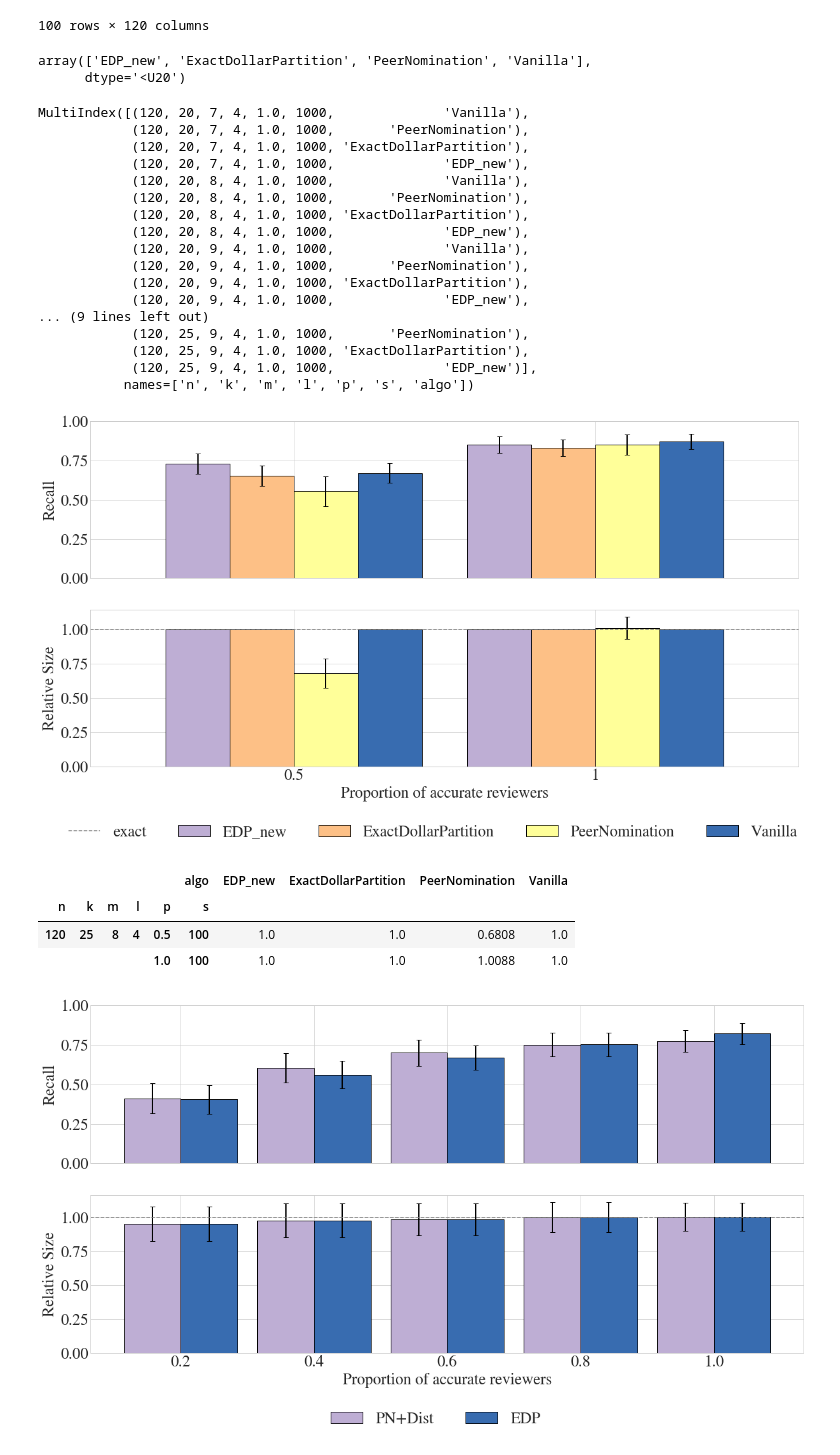
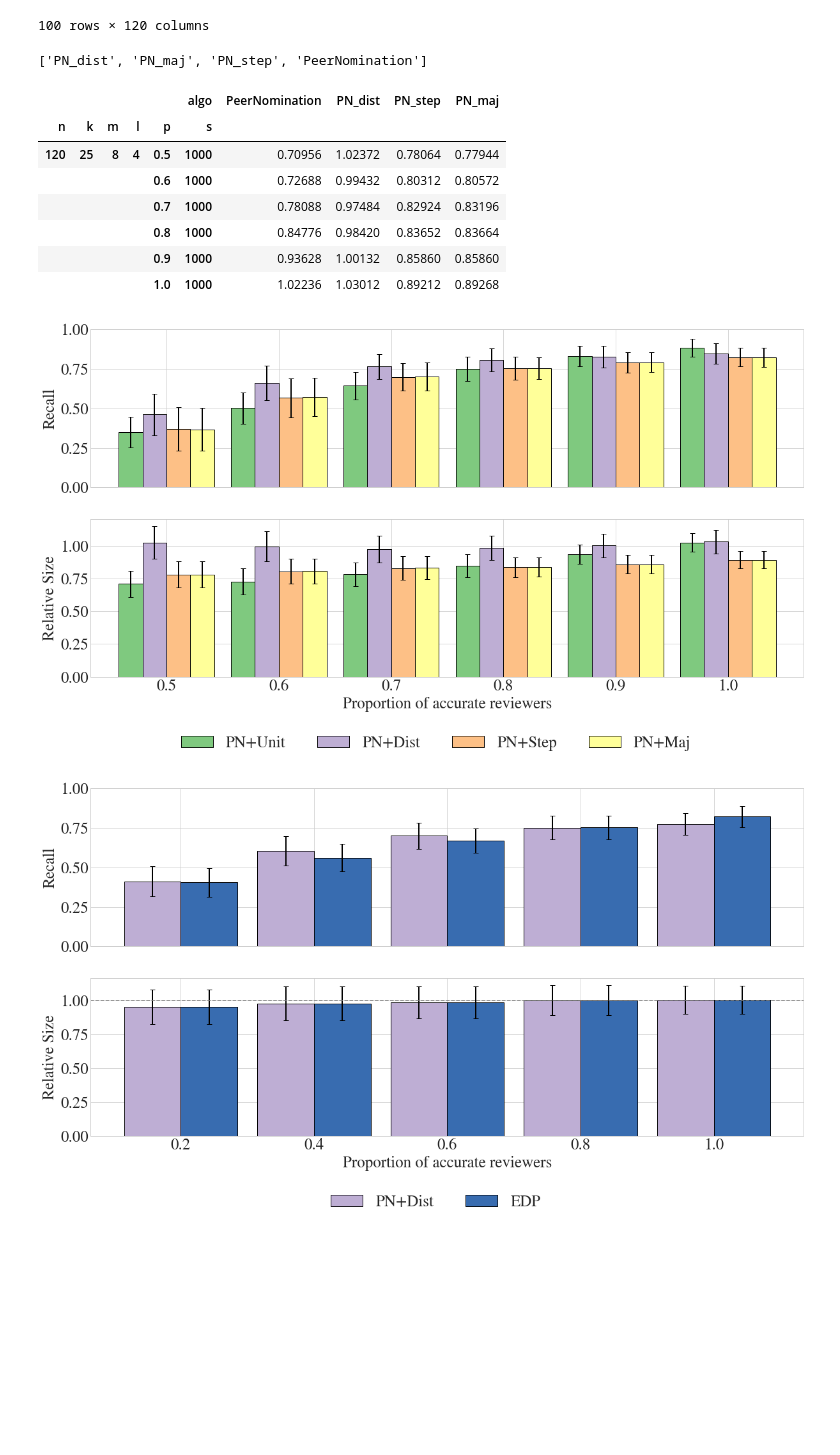
Before and after one commit to szhydkov/PeerNomination, a Jupyter notebook: peerselect/notebooks/stas_testing.ipynb, the cells around one changed output. Drawn from its saved outputs; the diff is of its cells as text; code cells hidden in the pictures; blank space fills up the shorter version.

```diff
--- a/peerselect/notebooks/stas_testing.ipynb
+++ b/peerselect/notebooks/stas_testing.ipynb
@@ -343,15 +344,10 @@ df_dist_adv
 | 99 | 0 | 0 | 1 | 0 | 0 | 0 | ... |
 100 rows × 120 columns
 # %%
-df = pd.read_pickle("../experiments/borda_results.pkl")
-df_sizes = pd.read_pickle("../experiments/borda_sizes.pkl")
-# xlabels = [x/10 for x in range(2, 11, 2)]
-xlabels = [0.5, 1]
+df = pd.read_pickle("../experiments/sp_asgn_results.pkl")
+df_sizes = pd.read_pickle("../experiments/sp_asgn_sizes.pkl")
+xlabels = [x/10 for x in range(5, 11)]
+# xlabels = [0.5, 1]
-# %%
-np.unique([x[-1] for x in df.columns])
-# %% [output]
-array(['EDP_new', 'ExactDollarPartition', 'PeerNomination', 'Vanilla'],
-      dtype='<U20')
 # %%
 df_filtered = df[
     [x for x in df.columns if x[4] in xlabels]
@@ -359,26 +355,10 @@ df_filtered = df[
 df_sizes = df_sizes[
     [x for x in df_sizes.columns if x[4] in xlabels]
 ]
-# %%
-df_filtered.columns
-# %% [output]
-MultiIndex([(120, 20, 7, 4, 1.0, 1000,              'Vanilla'),
-            (120, 20, 7, 4, 1.0, 1000,       'PeerNomination'),
-            (120, 20, 7, 4, 1.0, 1000, 'ExactDollarPartition'),
-            (120, 20, 7, 4, 1.0, 1000,              'EDP_new'),
-            (120, 20, 8, 4, 1.0, 1000,              'Vanilla'),
-            (120, 20, 8, 4, 1.0, 1000,       'PeerNomination'),
-            (120, 20, 8, 4, 1.0, 1000, 'ExactDollarPartition'),
-            (120, 20, 8, 4, 1.0, 1000,              'EDP_new'),
-            (120, 20, 9, 4, 1.0, 1000,              'Vanilla'),
-            (120, 20, 9, 4, 1.0, 1000,       'PeerNomination'),
-            (120, 20, 9, 4, 1.0, 1000, 'ExactDollarPartition'),
-            (120, 20, 9, 4, 1.0, 1000,              'EDP_new'),
-... (9 lines left out)
-            (120, 25, 9, 4, 1.0, 1000,       'PeerNomination'),
-            (120, 25, 9, 4, 1.0, 1000, 'ExactDollarPartition'),
-            (120, 25, 9, 4, 1.0, 1000,              'EDP_new')],
-           names=['n', 'k', 'm', 'l', 'p', 's', 'algo'])
+# %%
+list(np.unique([x[-1] for x in df.columns]))
+# %% [output]
+['PN_dist', 'PN_maj', 'PN_step', 'PeerNomination']
 # %%
 #
 # Takes a slice of the array and generates the graphs etc.
@@ -389,7 +369,7 @@ def make_output(df, df_sizes, test, labels, save_path=None):
     mins = df.loc[:, test].min().unstack()
 
 #     algo_list = [Impartial.NOMINATION, "PN_dist", "PN_step", "PN_maj", Impartial.EXACT]
-    algo_list = np.unique([x[-1] for x in df.columns])
+    algo_list = ["PeerNomination", "PN_dist", "PN_step", "PN_maj"]
 
     means = means[algo_list]
     errors = errors[algo_list]
@@ -403,11 +383,10 @@ def make_output(df, df_sizes, test, labels, save_path=None):
 #     color_list = plt.cm.Paired(np.linspace(0, 1, 10))
 #     color_list = color_list[:7]
     color_list = ["#7fc97f","#beaed4","#fdc086","#ffff99","#386cb0"]
-    color_list = color_list[1:5]
+    color_list = color_list[0:4]
     #color_list = sns.color_palette("pastel", 6)
 
     fig, (ax1, ax2) = plt.subplots(2, sharex=True)
-
 
     means.plot(kind='bar', ax=ax1, legend=False, yerr=errors.values.T, figsize=(20, 10),
             color=color_list, error_kw={'ecolor':'Black', 'linewidth':2, 'capsize':4}, width=0.85, edgecolor="k")
@@ -424,42 +403,46 @@ def make_output(df, df_sizes, test, labels, save_path=None):
 
 #     algo_list = [Impartial.NOMINATION, "PN_maj","PN_dist",  "PN_step", Impartial.EXACT]
 
     means = means[algo_list]
     errors = errors[algo_list]
 
     for index, row in means.iterrows():
         means.loc[index] = row / float(index[1])
     for index, row in errors.iterrows():
         errors.loc[index] = row / float(index[1])
 
     means.plot(kind='bar', ax=ax2, legend=False, yerr=errors.values.T, figsize=(20, 10),
             color=color_list, error_kw={'ecolor':'Black', 'linewidth':2, 'capsize':4}, width=0.85, edgecolor="k")
 #     plt.title(f"Adversarial Fair Test, n={test[0]}, k={test[1]}, m={test[2]}, l={test[3]}")
 #     plt.legend(["PN+Unit", "PN+Dist", "PN+Step", "PN+Maj", "EDP"], bbox_to_anchor = (0,-0.05,1,1), bbox_transform=plt.gcf().transFigure, loc='lower center', ncol=7, borderaxespad=0.)
 
     ax2.set_ylabel("Relative Size")
     ax2.set_xlabel("Proportion of accurate reviewers")
-    ax2.axhline(1, c="0.5", ls="--")
+#     ax2.axhline(1, c="0.5", ls="--")
 
-    print()
-    plt.legend(np.insert(algo_list, 0, "exact"), bbox_to_anchor = (0,-0.05,1,1), bbox_transform=plt.gcf().transFigure, loc='lower center', ncol=7, borderaxespad=0.)
+    legend_labels = ["PN+Unit", "PN+Dist", "PN+Step", "PN+Maj"]
+    plt.legend(legend_labels, bbox_to_anchor = (0,-0.05,1,1), bbox_transform=plt.gcf().transFigure, loc='lower center', ncol=7, borderaxespad=0)
     plt.gca().set_xticklabels(labels)
     plt.xticks(rotation = 0)
     plt.yticks(np.linspace(0, 1, 5))
 
     if save_path != None:
         plt.savefig(save_path, bbox_inches="tight", dpi=400)
     else:
         plt.show()
 #     print(means)
     return means
-make_output(df, df_sizes, (120, 25, 8, 4, slice(None), 100), xlabels)
+make_output(df_filtered, df_sizes, (120, 25, 8, 4, slice(None), 1000), xlabels, save_path="figs/sp_asgn.png")
 # %% [output]
+|  |  |  |  |  | algo | PeerNomination | PN_dist | PN_step | PN_maj |
+| n | k | m | l | p | s |  |  |  |  |
+| 120 | 25 | 8 | 4 | 0.5 | 1000 | 0.70956 | 1.02372 | 0.78064 | 0.77944 |
+|  |  |  |  | 0.6 | 1000 | 0.72688 | 0.99432 | 0.80312 | 0.80572 |
+|  |  |  |  | 0.7 | 1000 | 0.78088 | 0.97484 | 0.82924 | 0.83196 |
+|  |  |  |  | 0.8 | 1000 | 0.84776 | 0.98420 | 0.83652 | 0.83664 |
+|  |  |  |  | 0.9 | 1000 | 0.93628 | 1.00132 | 0.85860 | 0.85860 |
+|  |  |  |  | 1.0 | 1000 | 1.02236 | 1.03012 | 0.89212 | 0.89268 |
-[figure, old version]
+[figure, new version]
-|  |  |  |  |  | algo | EDP_new | ExactDollarPartition | PeerNomination | Vanilla |
-| n | k | m | l | p | s |  |  |  |  |
-| 120 | 25 | 8 | 4 | 0.5 | 100 | 1.0 | 1.0 | 0.6808 | 1.0 |
-|  |  |  |  | 1.0 | 100 | 1.0 | 1.0 | 1.0088 | 1.0 |
 # %%
 results1 = make_output(df_filtered, df_sizes, (120, 25, 7, 4, slice(None), 1000), xlabels)
 # %% [output]
```
Also changed, not shown: parts of 2 cells of this notebook, 17 other files.
